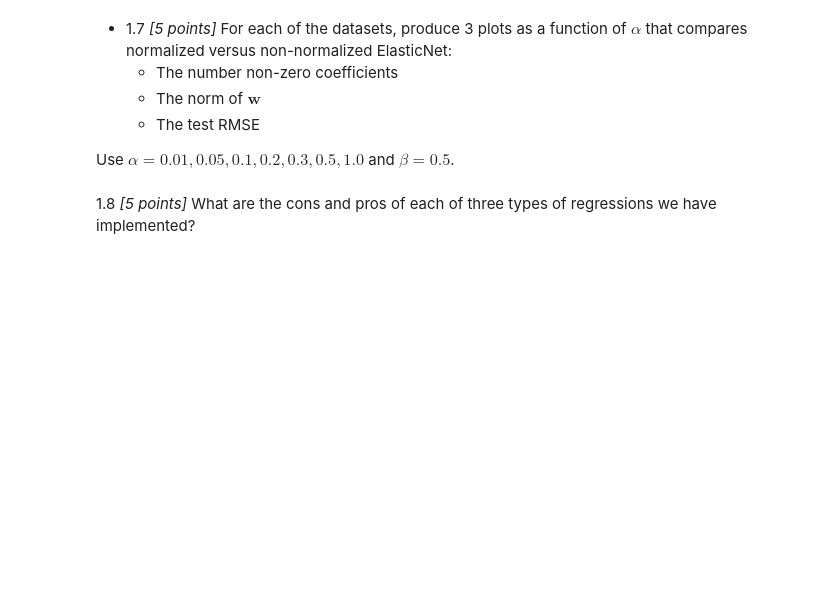
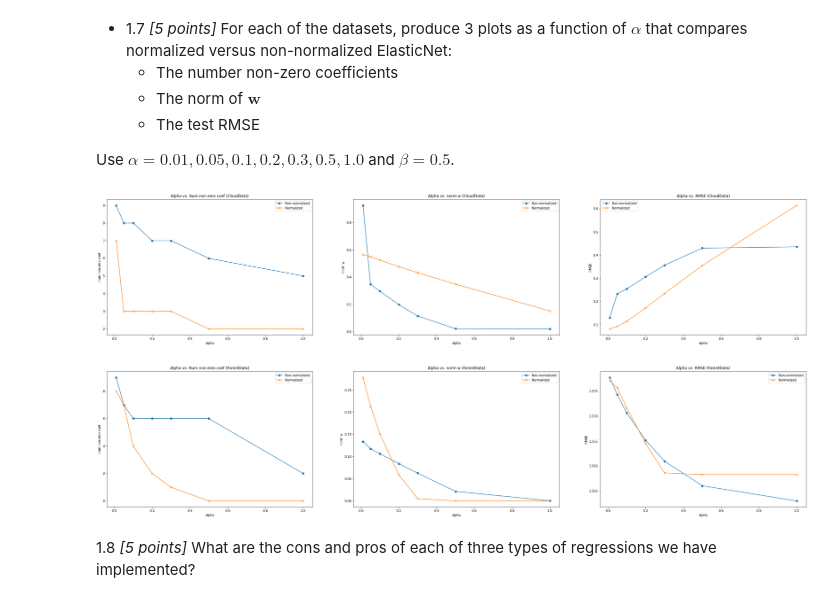
Before and after one commit to alexbook00/CSCI-5622, a Jupyter notebook: Homework/PS3_albo6624.ipynb, the cells around one changed output. Cells and saved outputs as stored; diff of their text form; code cells hidden in the pictures; blank space fills up the shorter version.

```diff
--- a/Homework/PS3_albo6624.ipynb
+++ b/Homework/PS3_albo6624.ipynb
@@ -587,3 +608,72 @@ beta = 0.5
+# %%
+alphas = [ 0.01, 0.05, 0.1, 0.2, 0.3, 0.5 , 1.0]
+beta = 0.5
+# Workspace 1.7
+#BEGIN
+#code here
+
+for dataset in [cloud_data, forest_data]:
+
+    non_zero_coef = {
+        'regular': [],
+        'normalized': []
+    }
+
+    norm_w = {
+        'regular': [],
+        'normalized': []
+    }
+
+    RMSE = {
+        'regular': [],
+        'normalized': []
+    }
+
+    for alpha in alphas:
+        elastic = Elastic(alpha=alpha, normalize=False)
+        non_zero_coef_curr, norm_w_curr = elastic.fit(dataset.train_x, dataset.train_y)
+        RMSE_curr = elastic.evaluate(dataset.test_x, dataset.test_y)
+
+        non_zero_coef['regular'].append(non_zero_coef_curr)
+        norm_w['regular'].append(norm_w_curr)
+        RMSE['regular'].append(RMSE_curr)
+
+        elastic_norm = Elastic(alpha=alpha, normalize=True)
+        non_zero_coef_curr, norm_w_curr = elastic_norm.fit(dataset.train_x, dataset.train_y)
+        RMSE_curr = elastic_norm.evaluate(dataset.test_x, dataset.test_y)
+
+        non_zero_coef['normalized'].append(non_zero_coef_curr)
+        norm_w['normalized'].append(norm_w_curr)
+        RMSE['normalized'].append(RMSE_curr)
+
+
+    fig, ax = plt.subplots(1, 3, figsize=(40, 8))
+
+    ax[0].plot(alphas, non_zero_coef['regular'], marker='o', label='Non-normalized')
+    ax[0].plot(alphas, non_zero_coef['normalized'], marker='x', label='Normalized')
+    ax[0].set_xlabel('alpha')
+    ax[0].set_ylabel('num non-zero coef')
+    ax[0].set_title(f'Alpha vs. Num non-zero coef ({dataset.__class__.__name__})')
+    ax[0].legend()
+
+    ax[1].plot(alphas, norm_w['regular'], marker='o', label='Non-normalized')
+    ax[1].plot(alphas, norm_w['normalized'], marker='x', label='Normalized')
+    ax[1].set_xlabel('alpha')
+    ax[1].set_ylabel('norm w')
+    ax[1].set_title(f'Alpha vs. norm w ({dataset.__class__.__name__})')
+    ax[1].legend()
+
+    ax[2].plot(alphas, RMSE['regular'], marker='o', label='Non-normalized')
+    ax[2].plot(alphas, RMSE['normalized'], marker='x', label='Normalized')
+    ax[2].set_xlabel('alpha')
+    ax[2].set_ylabel('RMSE')
+    ax[2].set_title(f'Alpha vs. RMSE ({dataset.__class__.__name__})')
+    ax[2].legend()
+
+#END
+# %% [output]
+[figure, added]
+[figure, added]
 # %% [markdown]
 1.8 *[5 points]* What are the cons and pros of each of three types of regressions we have implemented?
 # %% [markdown]
```
Also changed, not shown: parts of 8 cells of this notebook.
